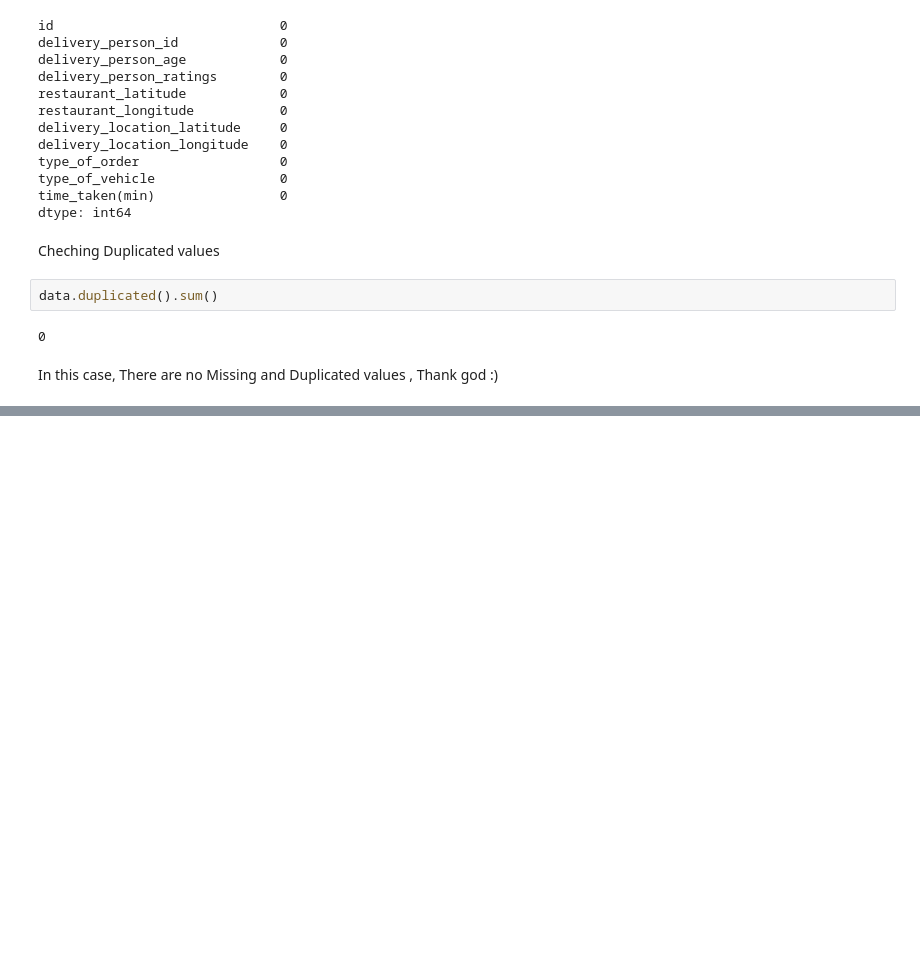
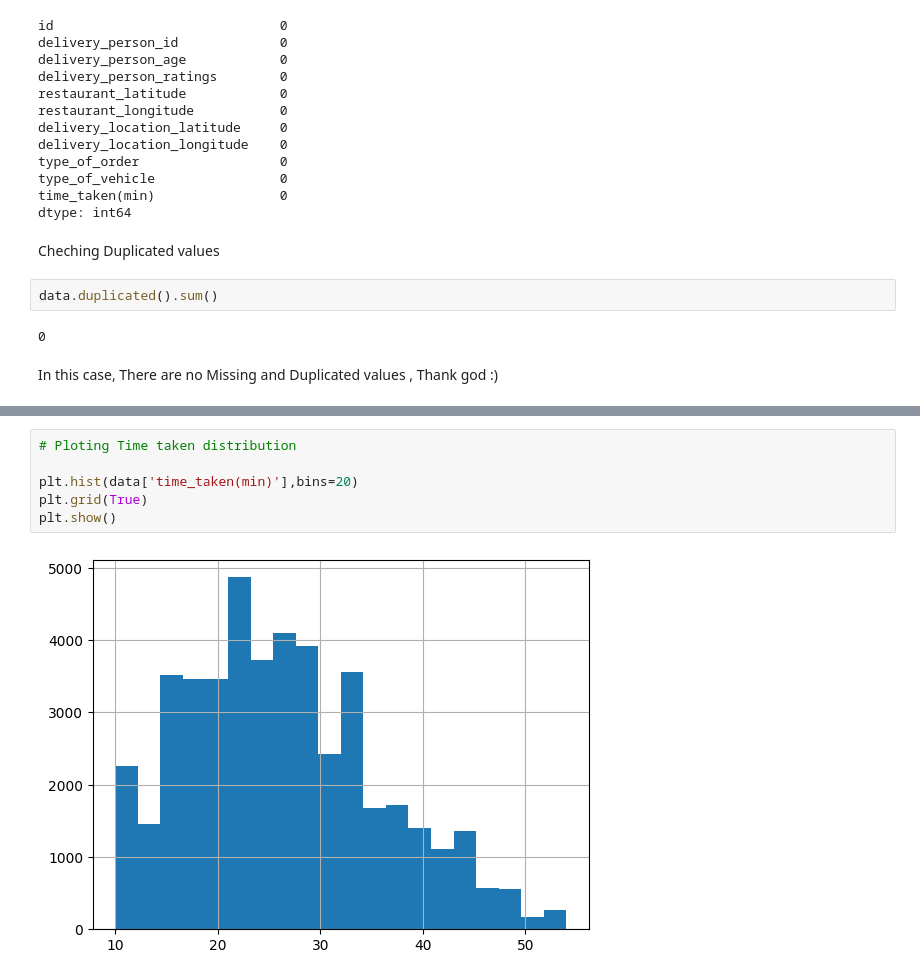
Before and after one commit to MrRezamo/Food_Delivery_Time_Prediction, a Jupyter notebook: Project/Main_Project.ipynb, the cells around one changed output, grey strips where cells are left out. Cells and saved outputs as stored; diff of their text form; blank space fills up the shorter version.

```diff
--- a/Project/Main_Project.ipynb
+++ b/Project/Main_Project.ipynb
@@ -109,0 +182,8 @@ In this case, There are no Missing and Duplicated values , Thank god :)
+# %%
+# Ploting Time taken distribution
+
+plt.hist(data['time_taken(min)'],bins=20)
+plt.grid(True)
+plt.show()
+# %% [output]
+[figure, added]
```
Also changed, not shown: parts of 23 cells of this notebook.
